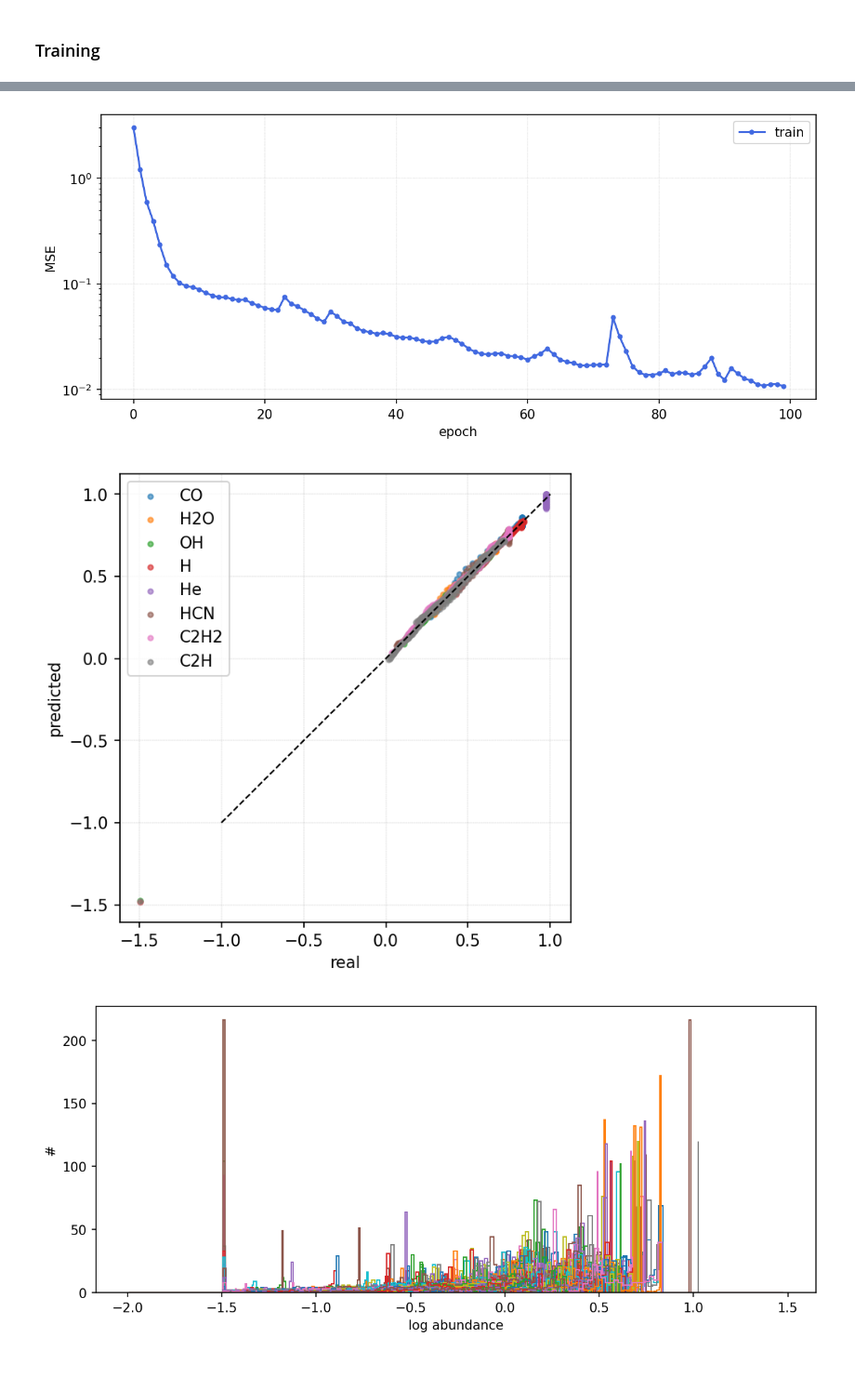
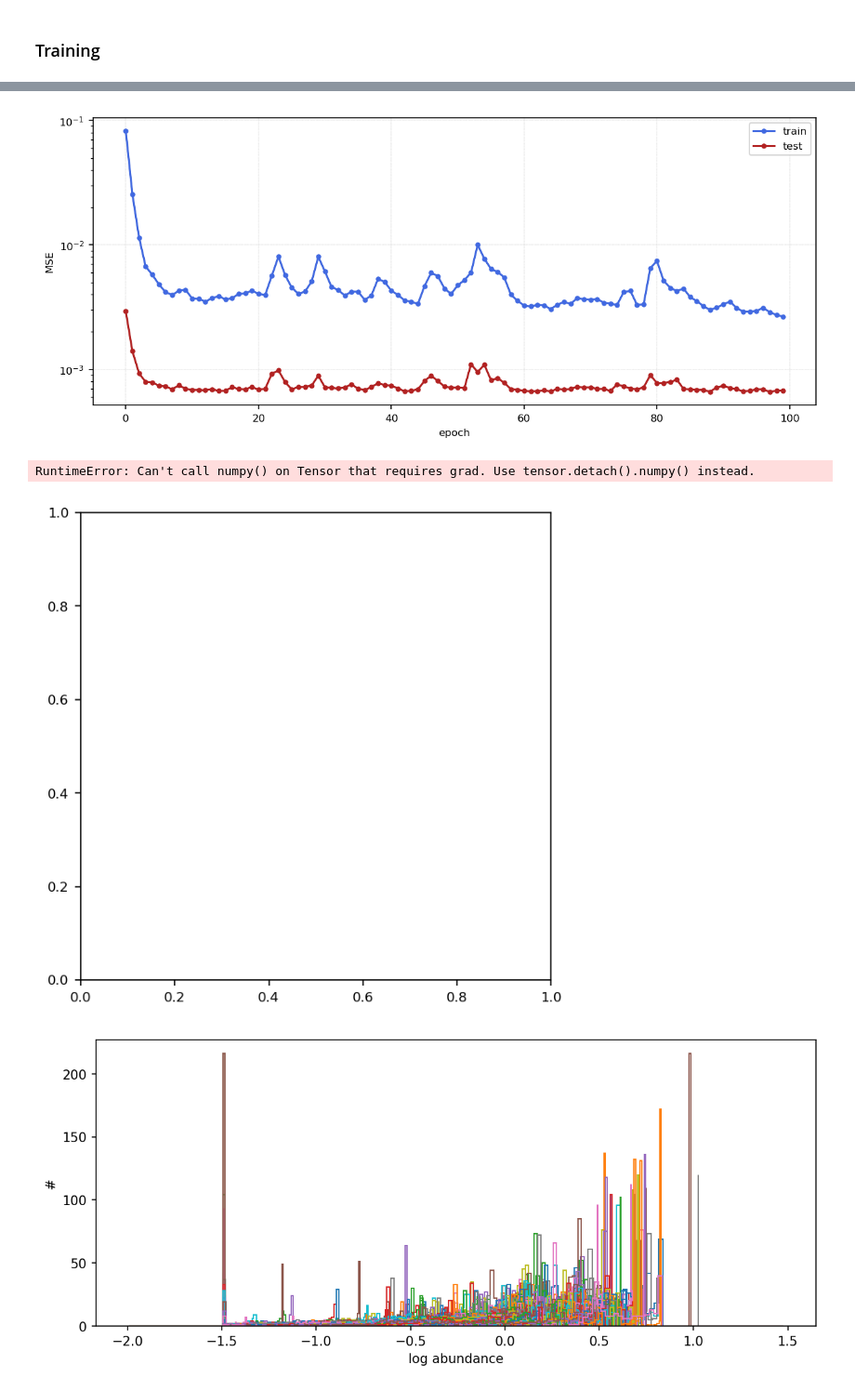
Before and after one commit to silkemaes/MACE, a Jupyter notebook: autoencoder.ipynb, the cells around one changed output, grey strips where cells are left out. Shown at 93% size. Saved outputs shown, nothing was run; the diff lists cells and outputs as text; code cells hidden in the pictures.

Commit message:
Ook test losses plotten per epoch om te vergelijken

```diff
--- a/autoencoder.ipynb
+++ b/autoencoder.ipynb
@@ -197,15 +197,15 @@ def plot_hist(df):
 
     return
 
-def plot_loss(train, log = True):
+def plot_loss(train, test, log = True):
     fig = plt.figure(figsize = (10,4))
     ax1 = fig.add_subplot((111))
 
     ax1.plot(train, ls = '-'    , c='k', lw = 1)
     ax1.plot(train, ls = None, marker = '.', c='royalblue', label = 'train')
 
-    # ax1.plot(test, ls = '-'    , c='k', lw = 1)
-    # ax1.plot(test, ls = None, marker = '.', c='firebrick', label = 'test')
+    ax1.plot(test, ls = '-'    , c='k', lw = 1)
+    ax1.plot(test, ls = None, marker = '.', c='firebrick', label = 'test')
 
     if log == True:
         ax1.set_yscale('log')
@@ -256,7 +256,7 @@ def plot_fracs_profile(rad, real, pred, spec, lw = 1):
     idx = molecs[spec]
 
     ax1.plot(rad,real[:,idx], label = 'real'     , lw = lw, c = 'royalblue')
-    ax1.plot(rad,pred[:,idx], label = 'predicted', lw = lw, c = 'firebrick')
+    ax1.plot(rad,pred[:,idx], label = 'predicted by autoencoder', lw = lw, c = 'firebrick')
     ax2.plot(rad,real[:,idx]-pred[:,idx],'--k', lw=lw)
     for ax in axs:
         ax.set_xscale('log')
@@ -271,7 +271,7 @@ def plot_fracs_profile(rad, real, pred, spec, lw = 1):
     ax1.legend(loc = 'lower left')
 
     fig.tight_layout()
-    fig.subplots_adjust(hspace = 0.05)
+    fig.subplots_adjust(hspace = 0.07)
 
     plt.show()
     return
@@ -325,7 +358,7 @@ epochs = 100
 kwargs = {'num_workers': 1, 'pin_memory': True}
 
 data_loader = DataLoader(dataset=train, batch_size=batch_size, shuffle=True ,  **kwargs)
-test_loader = DataLoader(dataset=train, batch_size=len(test) , shuffle=False,  **kwargs)
+test_loader = DataLoader(dataset=test, batch_size=len(test) , shuffle=False,  **kwargs)
 # %%
 ## Build model
 
@@ -369,17 +453,0 @@ for epoch in range(epochs):
-# %%
-## Testing model
-
-model.eval()
-
-
-with torch.no_grad():
-    loss_test = 0
-    for x in test_loader:
-
-        x     = x.to(DEVICE)     ## op een niet-CPU berekenen als dat er is op de device
-
-        x_hat = model(x)         ## output van het autoecoder model
-
-        ## Calculate losses
-        loss  = loss_function(x,x_hat)
-        loss_test += loss.item()
@@ -386,11 +474,12 @@ with torch.no_grad():
 # %%
-plot_loss(loss_train)
+plot_loss(loss_train, loss_test)
 # %% [output]
-[figure, old version]
+[figure, new version]
 # %%
-plot_compare(x,x_hat)
+plot_compare(x,x_hat,['HCN'])
 # %% [output]
+RuntimeError: Can't call numpy() on Tensor that requires grad. Use tensor.detach().numpy() instead.
-[figure, old version]
+[figure, new version]
 # %%
 plot_hist(x)
 # %% [output]
```
Also changed, not shown: parts of 15 cells of this notebook.
